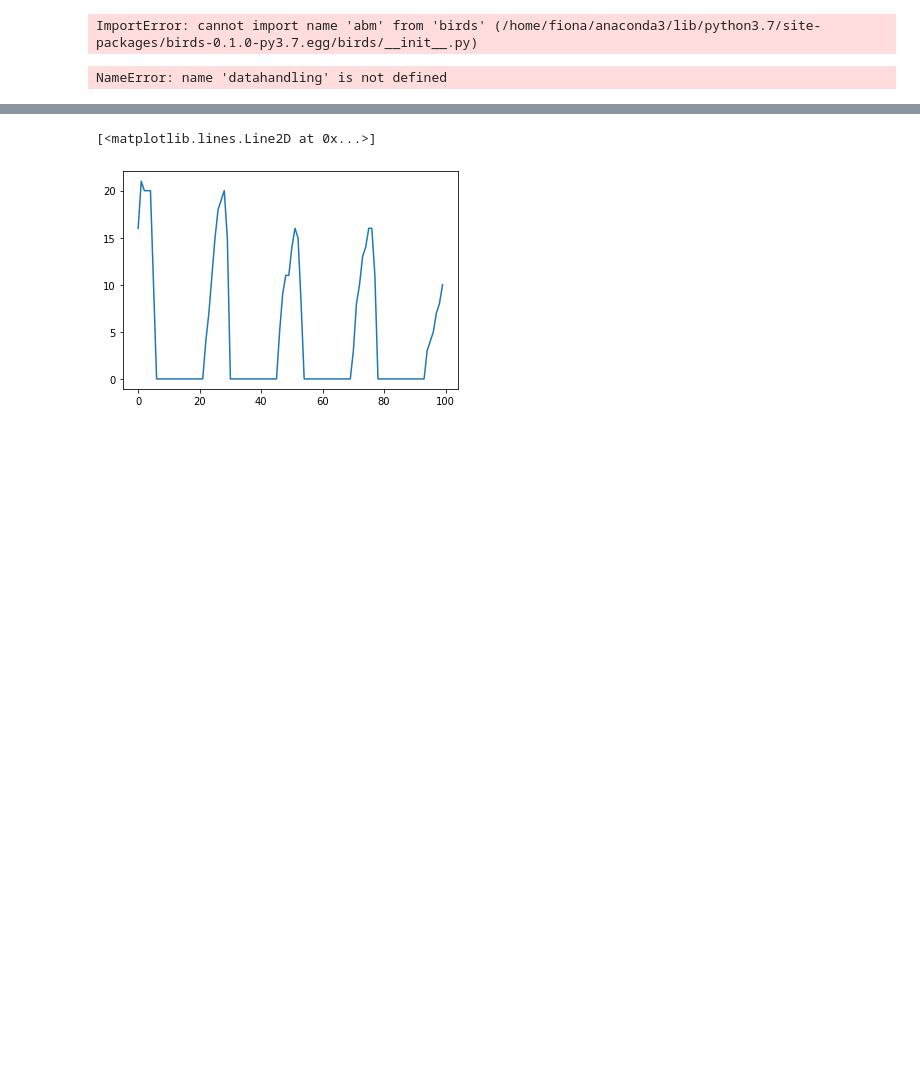
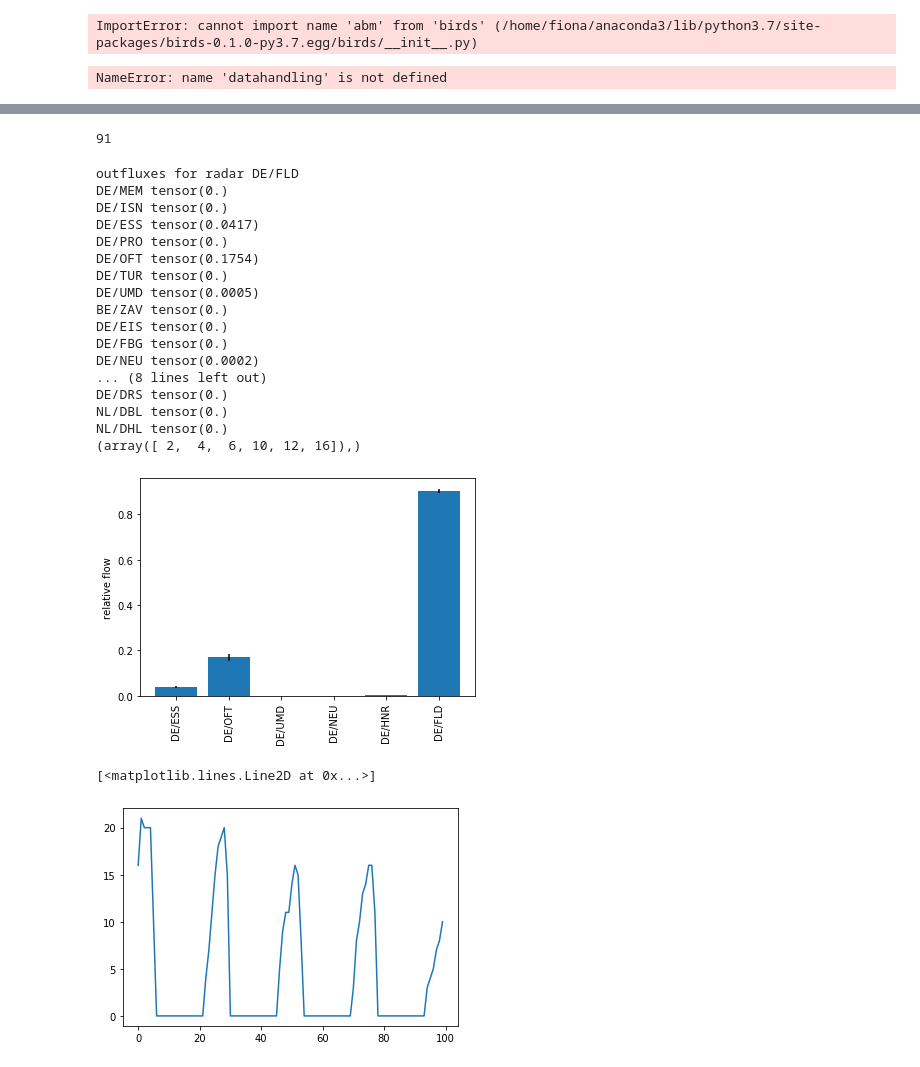
Before and after one commit to FionaLippert/birdMigration, a Jupyter notebook: notebooks/Untitled4.ipynb, the cells around one changed output, grey strips where cells are left out. Drawn from its saved outputs; the diff is of its cells as text; code cells hidden in the pictures; blank space fills up the shorter version.

```diff
--- a/notebooks/Untitled4.ipynb
+++ b/notebooks/Untitled4.ipynb
@@ -67,0 +54,8 @@ ax.gridlines(crs=ccrs.PlateCarree(), draw_labels=True,
+# %%
+abm_dir = '/home/fiona/birdMigration/data/raw/abm/fall/2015'
+files = glob.glob(os.path.join(abm_dir, '*.pkl'))
+
+with open(files[0], 'rb') as f:
+    result = pickle.load(f)
+    traj = result['trajectories']
+    states = result['states']
@@ -68,3 +122,62 @@ ax.gridlines(crs=ccrs.PlateCarree(), draw_labels=True,
+# %%
+with open('/home/fiona/birdMigration/data/model_performance/test_gnn3/outfluxes_linear+sigmoid.pickle', 'rb') as f:
+    outfluxes = pickle.load(f)
+len(outfluxes)
+# %% [output]
+91
+# %%
+import torch
+files = glob.glob(os.path.join('/home/fiona/birdMigration/data/raw/radar/fall/2015', '*.nc'))
+radars = [xr.open_dataset(f).source for f in files]
+
+r = 16
+t=46
+print(f'outfluxes for radar {radars[r]}')
+for i, f in enumerate(outfluxes[t][r, :, 4]):
+    print(radars[i], f.detach())
+
+all_fluxes = []
+for n in range(len(outfluxes)):
+    for t in range(5):
+        all_fluxes.append(outfluxes[n][r, :, t])
+means = torch.stack(all_fluxes, -1).mean(-1).detach().numpy()
+std = torch.stack(all_fluxes, -1).std(-1).detach().numpy()
+
+idx = np.where(means > 0)
+print(idx)
+neighbors = np.array(radars)[idx]
+x = np.arange(neighbors.size)
+
+df = pd.DataFrame()
+for i, r in enumerate(radars):
+    df[r] = torch.stack(all_fluxes, -1)[i].detach().numpy()
+
+fig, ax = plt.subplots()
+ax.bar(x, means[idx], yerr=std[idx])
+#ax.set_xticklabels(neighbors)
+plt.xticks(ticks=x, labels=neighbors)
+ax.tick_params(axis='x', rotation=90)
+ax.set_ylabel('relative flow')
+fig.savefig('/home/fiona/birdMigration/data/FLD_flows.png', dpi=300, bbox_inches='tight')
+# %% [output]
+outfluxes for radar DE/FLD
+DE/MEM tensor(0.)
+DE/ISN tensor(0.)
+DE/ESS tensor(0.0417)
+DE/PRO tensor(0.)
+DE/OFT tensor(0.1754)
+DE/TUR tensor(0.)
+DE/UMD tensor(0.0005)
+BE/ZAV tensor(0.)
+DE/EIS tensor(0.)
+DE/FBG tensor(0.)
+DE/NEU tensor(0.0002)
+... (8 lines left out)
+DE/DRS tensor(0.)
+NL/DBL tensor(0.)
+NL/DHL tensor(0.)
+(array([ 2,  4,  6, 10, 12, 16]),)
+[figure, added]
 # %%
 plt.plot(counts.reshape((counts.shape[0], -1)).sum(1))
 # %% [output]
```
Also changed, not shown: parts of 23 cells of this notebook, 23 other files.
